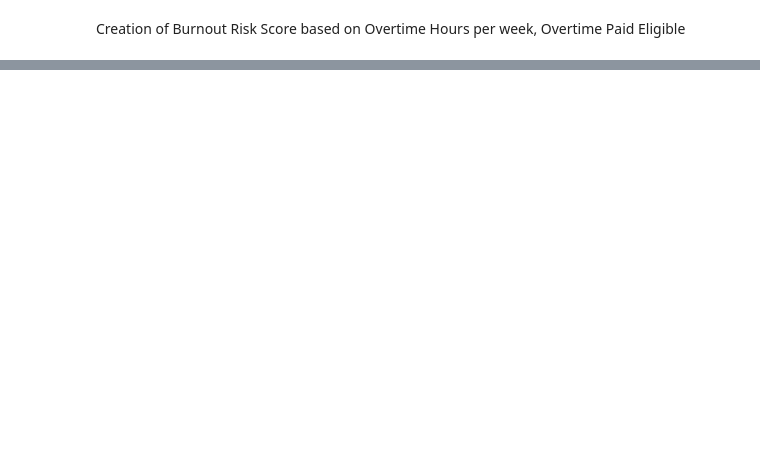
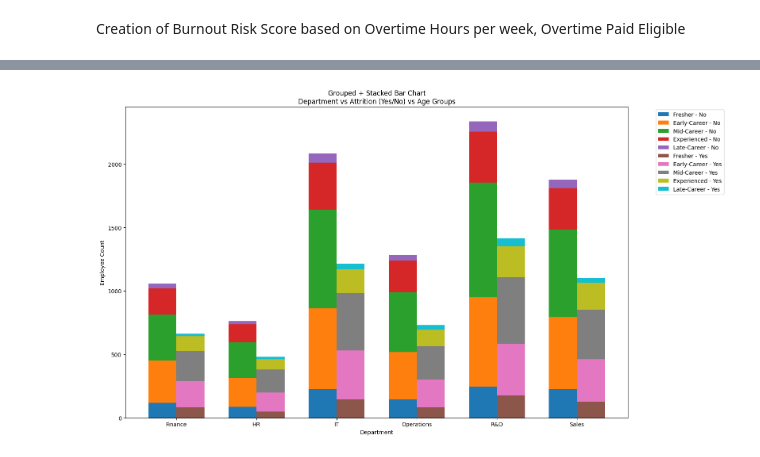
Before and after one commit to jagdisheverest2004/HR-Employee_Attrition_Analysis, a Jupyter notebook: hr_churn_analysis.ipynb, the cells around one changed output, grey strips where cells are left out. Cells and saved outputs as stored; diff of their text form; code cells hidden in the pictures; blank space fills up the shorter version.

```diff
--- a/hr_churn_analysis.ipynb
+++ b/hr_churn_analysis.ipynb
@@ -105,0 +297,51 @@ attrition_df['burnout_risk_flag'] = (
+# %%
+import pandas as pd
+import matplotlib.pyplot as plt
+import numpy as np
+
+grouped = (
+    attrition_df
+    .groupby(['department', 'attrition', 'age_group'])
+    .size()
+    .reset_index(name='count')
+)
+
+pivot_df = grouped.pivot_table(
+    index=['department', 'attrition'],
+    columns='age_group',
+    values='count',
+    fill_value=0
+).reset_index()
+
+departments = pivot_df['department'].unique()
+age_groups = pivot_df.columns[2:]
+
+
+x = np.arange(len(departments))
+width = 0.35
+
+plt.figure(figsize=(16, 9))
+
+bottom_no = np.zeros(len(departments))
+for age in age_groups:
+    values = pivot_df[pivot_df['attrition'] == 'No'][age].values
+    plt.bar(x - width/2, values, width, bottom=bottom_no, label=f'{age} - No')
+    bottom_no += values
+
+
+bottom_yes = np.zeros(len(departments))
+for age in age_groups:
+    values = pivot_df[pivot_df['attrition'] == 'Yes'][age].values
+    plt.bar(x + width/2, values, width, bottom=bottom_yes, label=f'{age} - Yes')
+    bottom_yes += values
+
+plt.xticks(x, departments)
+plt.xlabel("Department")
+plt.ylabel("Employee Count")
+plt.title("Grouped + Stacked Bar Chart\nDepartment vs Attrition (Yes/No) vs Age Groups")
+
+plt.legend(bbox_to_anchor=(1.05, 1), loc='upper left')
+plt.tight_layout()
+plt.show()
+# %% [output]
+[figure, added]
```
Also changed, not shown: parts of 16 cells of this notebook, 1 other file.
